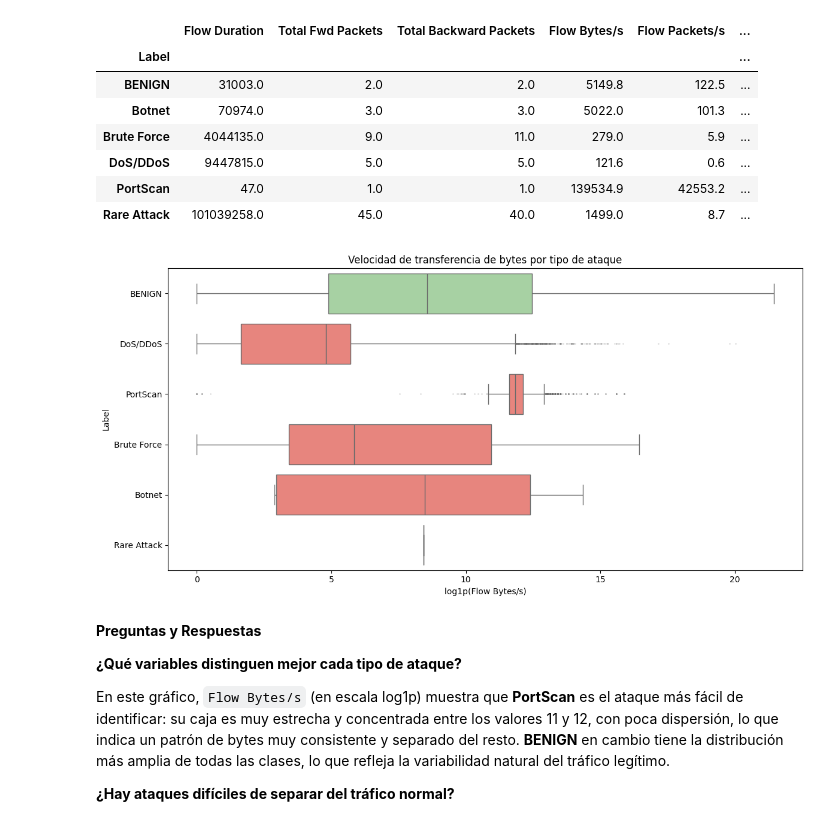
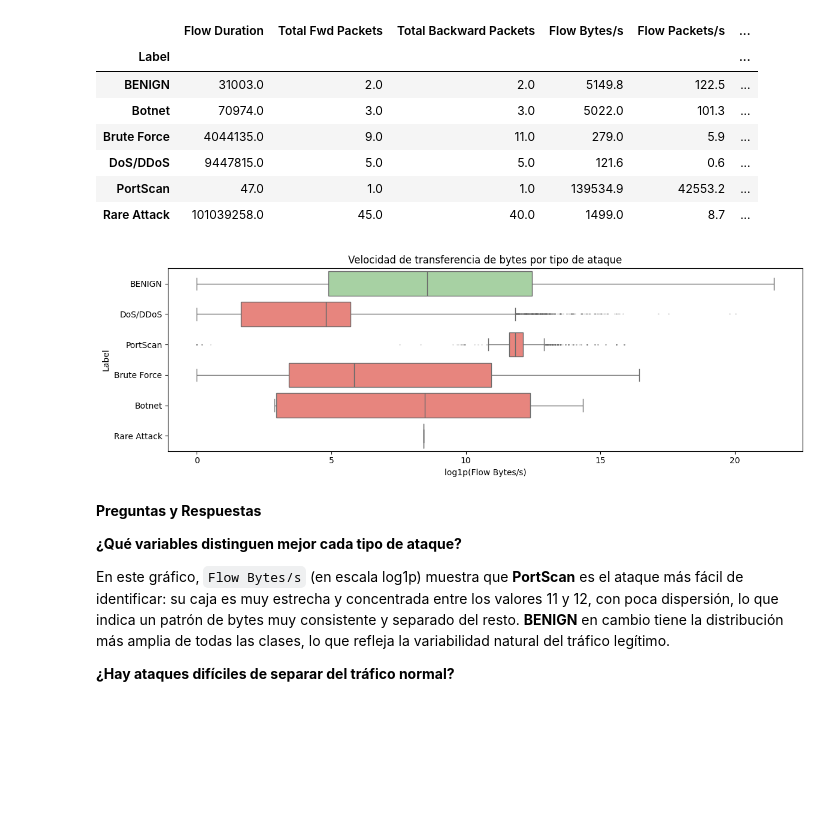
Before and after one commit to jotaeleb/tif-ciencias-de-datos, a Jupyter notebook: notebooks/proyecto_eda.ipynb, the cells around one changed output. Cells and saved outputs as stored; diff of their text form; code cells hidden in the pictures; blank space fills up the shorter version.

```diff
--- a/notebooks/proyecto_eda.ipynb
+++ b/notebooks/proyecto_eda.ipynb
@@ -956,11 +956,12 @@ muestra = df_clean.sample(min(50_000, len(df_clean)), random_state=42).copy()
 muestra['log_duration'] = np.log1p(muestra['Flow Duration'].clip(lower=0))
 
 orden = df_clean['Label'].value_counts().index
+colors_list = [COLOR_BENIGNO if c == 'BENIGN' else COLOR_ATAQUE for c in orden]
 
-fig, ax = plt.subplots(figsize=(12, 6))
+fig, ax = plt.subplots(figsize=(12, 4))
 sns.boxplot(data=muestra, x='log_duration', y='Label', order=orden,
-            color=COLOR_NEUTRO,
-            flierprops={'marker': '.', 'alpha': 0.2, 'markersize': 2})
+                palette=dict(zip(orden, colors_list)),
+                flierprops={'marker':'.','alpha':0.2,'markersize':2})
 ax.set_xlabel('log1p(Flow Duration) [microsegundos]')
 ax.set_ylabel('')
 ax.set_title('¿Cuánto dura cada tipo de flujo de red?')
@@ -989,16 +990,25 @@ Rare Attack (Heartbleed, Infiltration, Web Attack-Sql Injection agrupados) muest
 # %% [markdown]
 ## 4.3 Correlación entre Variables
 # %%
-# Heatmap de correlación — Top 20 variables por varianza
-varianza = df_clean[num_cols].var().sort_values(ascending=False)
-top20_cols = varianza.head(20).index.tolist()
+# Heatmap de correlación
+if 'diff_relativa' in dir():
+    top20_cols = diff_relativa.head(20).index.tolist()
+    titulo_criterio = 'Top 20 por diferencia relativa de medianas (BENIGN vs Ataque)'
+else:
+    # Fallback: varianza (menos preciso, pero permite ejecutar la celda de forma aislada)
+    varianza = df_clean[num_cols].var().sort_values(ascending=False)
+    top20_cols = varianza.head(20).index.tolist()
+    titulo_criterio = 'Top 20 por varianza (fallback — ejecutar sección 4.9 primero)'
+
+# Filtrar columnas que existen en df_clean
+top20_cols = [c for c in top20_cols if c in df_clean.columns]
 corr_matrix = df_clean[top20_cols].corr()
 
 fig, ax = plt.subplots(figsize=(14, 11))
 sns.heatmap(corr_matrix, cmap='RdBu_r', center=0,
             annot=True, fmt='.1f', annot_kws={'size': 6},
             linewidths=0.5, ax=ax)
-ax.set_title('Mapa de Correlación — Top 20 variables por varianza', fontsize=12)
+ax.set_title(f'Mapa de Correlación — {titulo_criterio}', fontsize=11)
 plt.tight_layout()
 plt.show()
 # %% [output]
@@ -1094,24 +1108,24 @@ Mediana por clase para variables clave:
 # %%
 # Boxplot: Flow Bytes/s por tipo de ataque
 # Flow Bytes/s es una de las variables más útiles para detectar DoS/DDoS
 
 if 'Flow Bytes/s' in df_clean.columns:
     muestra = df_clean.sample(min(50_000, len(df_clean)), random_state=42).copy()
     muestra['log_bytes_s'] = np.log1p(muestra['Flow Bytes/s'].clip(lower=0))
 
     orden = df_clean['Label'].value_counts().index
     colors_list = [COLOR_BENIGNO if c == 'BENIGN' else COLOR_ATAQUE for c in orden]
 
-    fig, ax = plt.subplots(figsize=(12, 6))
+    fig, ax = plt.subplots(figsize=(12, 4))
     sns.boxplot(data=muestra, x='log_bytes_s', y='Label', order=orden,
                 palette=dict(zip(orden, colors_list)),
                 flierprops={'marker':'.','alpha':0.2,'markersize':2})
     ax.set_xlabel('log1p(Flow Bytes/s)')
     ax.set_title('Velocidad de transferencia de bytes por tipo de ataque')
     plt.tight_layout()
     plt.show()
 # %% [output]
-[figure, old version]
+[figure, new version]
 # %% [markdown]
 **Preguntas y Respuestas**
 
```
Also changed, not shown: parts of 11 cells of this notebook.
